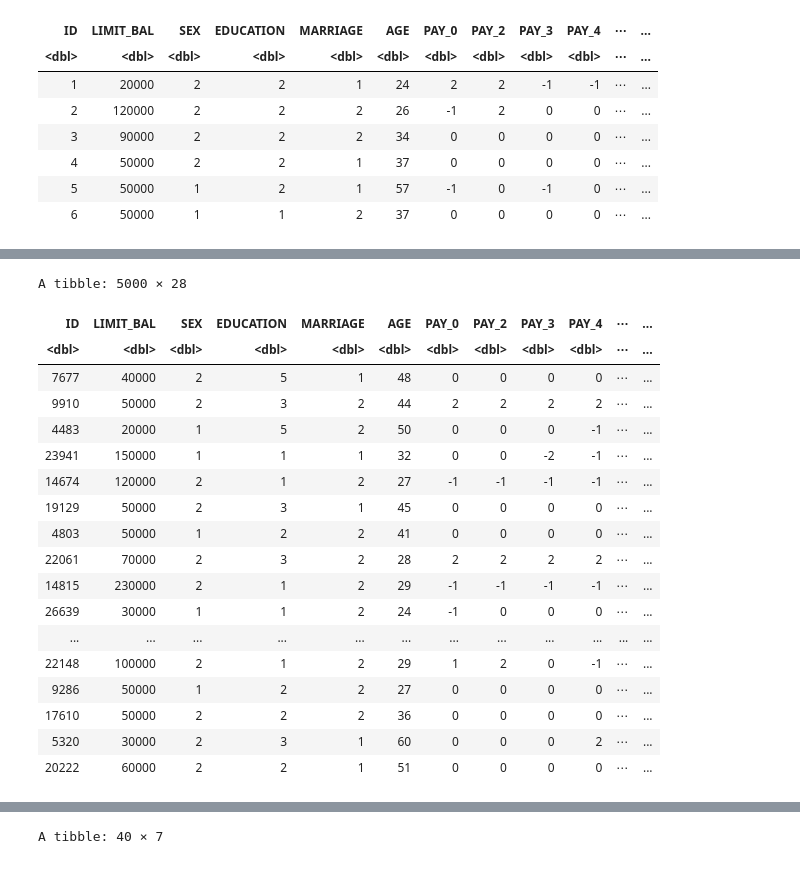
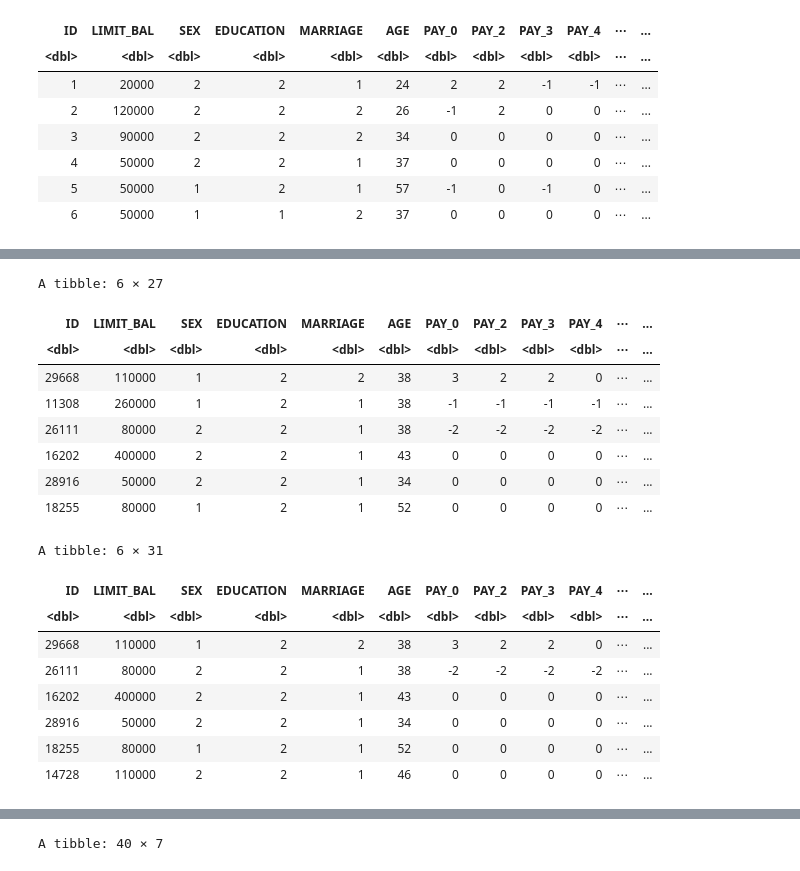
Before and after one commit to berkaytacar/Credit-Default-Predictor-Project, a Jupyter notebook: data_test.ipynb, the cells around one changed output, grey strips where cells are left out. Saved outputs shown, nothing was run; the diff lists cells and outputs as text; code cells hidden in the pictures.

Commit message:
proposal data analysis done

```diff
--- a/data_test.ipynb
+++ b/data_test.ipynb
@@ -27,8 +9,8 @@ Warning message:
 # %%
 set.seed(19)
 url <- "https://archive.ics.uci.edu/ml/machine-learning-databases/00350/default%20of%20credit%20card%20clients.xls"
-download.file(url, "data/credit_default.xls")
-cd <- read_excel("data/credit_default.xls", skip = 1)
+download.file(url, "credit_default.xls")
+cd <- read_excel("credit_default.xls", skip = 1)
 head(cd)
 # %% [output]
 A tibble: 6 × 25
@@ -82,35 +45,20 @@ A tibble: 14030 × 25
 # %%
-set.seed(19)
-rows <- sample(nrow(cd))
-df <- cd[rows, ]
-cd_5000 <- slice(df, 1:5000) %>%
-rename(default_nm = default.payment.next.month) %>%
-mutate(default_nm = as_factor(default_nm)) %>%
-mutate(usage_cdt = ((BILL_AMT1 + BILL_AMT2 + BILL_AMT3 + BILL_AMT4 + BILL_AMT5 + BILL_AMT6)/6)/LIMIT_BAL) %>%
-mutate(pmt = ((PAY_AMT1 + PAY_AMT2 + PAY_AMT3 + PAY_AMT4 + PAY_AMT5 + PAY_AMT6)/6)/LIMIT_BAL) %>%
-mutate(diff_usage_pmt = usage_cdt - pmt)
-cd_5000
+rows <- sample(nrow(cd_university))
+df <- cd_university[rows, ]
 
-d1 <- filter(cd_5000, default_nm == 1)
-
-d0 <- filter(cd_5000, default_nm ==0)
+cd_5000_init <- slice(df, 1:5000) %>%
+        rename(default_nm = default.payment.next.month) %>%
+        mutate(default_nm = as_factor(default_nm)) %>%
+        mutate(pay_avg = (PAY_AMT1 + PAY_AMT2 + PAY_AMT3 + PAY_AMT4 + PAY_AMT5 + PAY_AMT6)/6) %>%
+        mutate(bill_avg = (BILL_AMT1 + BILL_AMT2 + BILL_AMT3 + BILL_AMT4 + BILL_AMT5 + BILL_AMT6))
+head(cd_5000_init)
 # %% [output]
-A tibble: 5000 × 28
+A tibble: 6 × 27
 | ID | LIMIT_BAL | SEX | EDUCATION | MARRIAGE | AGE | PAY_0 | PAY_2 | PAY_3 | PAY_4 | ⋯ | ... |
 | <dbl> | <dbl> | <dbl> | <dbl> | <dbl> | <dbl> | <dbl> | <dbl> | <dbl> | <dbl> | ⋯ | ... |
-| 7677 | 40000 | 2 | 5 | 1 | 48 | 0 | 0 | 0 | 0 | ⋯ | ... |
-| 9910 | 50000 | 2 | 3 | 2 | 44 | 2 | 2 | 2 | 2 | ⋯ | ... |
-| 4483 | 20000 | 1 | 5 | 2 | 50 | 0 | 0 | 0 | -1 | ⋯ | ... |
-| 23941 | 150000 | 1 | 1 | 1 | 32 | 0 | 0 | -2 | -1 | ⋯ | ... |
-| 14674 | 120000 | 2 | 1 | 2 | 27 | -1 | -1 | -1 | -1 | ⋯ | ... |
-| 19129 | 50000 | 2 | 3 | 1 | 45 | 0 | 0 | 0 | 0 | ⋯ | ... |
-| 4803 | 50000 | 1 | 2 | 2 | 41 | 0 | 0 | 0 | 0 | ⋯ | ... |
-| 22061 | 70000 | 2 | 3 | 2 | 28 | 2 | 2 | 2 | 2 | ⋯ | ... |
-| 14815 | 230000 | 2 | 1 | 2 | 29 | -1 | -1 | -1 | -1 | ⋯ | ... |
-| 26639 | 30000 | 1 | 1 | 2 | 24 | -1 | 0 | 0 | 0 | ⋯ | ... |
-| ... | ... | ... | ... | ... | ... | ... | ... | ... | ... | ... | ... |
-| 22148 | 100000 | 2 | 1 | 2 | 29 | 1 | 2 | 0 | -1 | ⋯ | ... |
-| 9286 | 50000 | 1 | 2 | 2 | 27 | 0 | 0 | 0 | 0 | ⋯ | ... |
-| 17610 | 50000 | 2 | 2 | 2 | 36 | 0 | 0 | 0 | 0 | ⋯ | ... |
-| 5320 | 30000 | 2 | 3 | 1 | 60 | 0 | 0 | 0 | 2 | ⋯ | ... |
-| 20222 | 60000 | 2 | 2 | 1 | 51 | 0 | 0 | 0 | 0 | ⋯ | ... |
+| 29668 | 110000 | 1 | 2 | 2 | 38 | 3 | 2 | 2 | 0 | ⋯ | ... |
+| 11308 | 260000 | 1 | 2 | 1 | 38 | -1 | -1 | -1 | -1 | ⋯ | ... |
+| 26111 | 80000 | 2 | 2 | 1 | 38 | -2 | -2 | -2 | -2 | ⋯ | ... |
+| 16202 | 400000 | 2 | 2 | 1 | 43 | 0 | 0 | 0 | 0 | ⋯ | ... |
+| 28916 | 50000 | 2 | 2 | 1 | 34 | 0 | 0 | 0 | 0 | ⋯ | ... |
+| 18255 | 80000 | 1 | 2 | 1 | 52 | 0 | 0 | 0 | 0 | ⋯ | ... |
@@ -129,0 +69,20 @@ plot_grid(d0_ed, d1_ed)
+# %%
+cd_5000 <- cd_training %>%
+        mutate(payment_to_bill_ratio = pay_avg/bill_avg) %>%
+        mutate(usage_cdt = bill_avg/LIMIT_BAL) %>% # to see how much of their balance they use
+        mutate(pmt = pay_avg/LIMIT_BAL) %>% # to see how much of their balance they pay
+        mutate(diff_usage_pmt = usage_cdt - pmt)
+head(cd_5000)
+d1 <- filter(cd_5000, default_nm == 1)
+
+d0 <- filter(cd_5000, default_nm ==0)
+# %% [output]
+A tibble: 6 × 31
+| ID | LIMIT_BAL | SEX | EDUCATION | MARRIAGE | AGE | PAY_0 | PAY_2 | PAY_3 | PAY_4 | ⋯ | ... |
+| <dbl> | <dbl> | <dbl> | <dbl> | <dbl> | <dbl> | <dbl> | <dbl> | <dbl> | <dbl> | ⋯ | ... |
+| 29668 | 110000 | 1 | 2 | 2 | 38 | 3 | 2 | 2 | 0 | ⋯ | ... |
+| 26111 | 80000 | 2 | 2 | 1 | 38 | -2 | -2 | -2 | -2 | ⋯ | ... |
+| 16202 | 400000 | 2 | 2 | 1 | 43 | 0 | 0 | 0 | 0 | ⋯ | ... |
+| 28916 | 50000 | 2 | 2 | 1 | 34 | 0 | 0 | 0 | 0 | ⋯ | ... |
+| 18255 | 80000 | 1 | 2 | 1 | 52 | 0 | 0 | 0 | 0 | ⋯ | ... |
+| 14728 | 110000 | 2 | 2 | 1 | 46 | 0 | 0 | 0 | 0 | ⋯ | ... |
```
Also changed, not shown: parts of 17 cells of this notebook, 1 other file.
